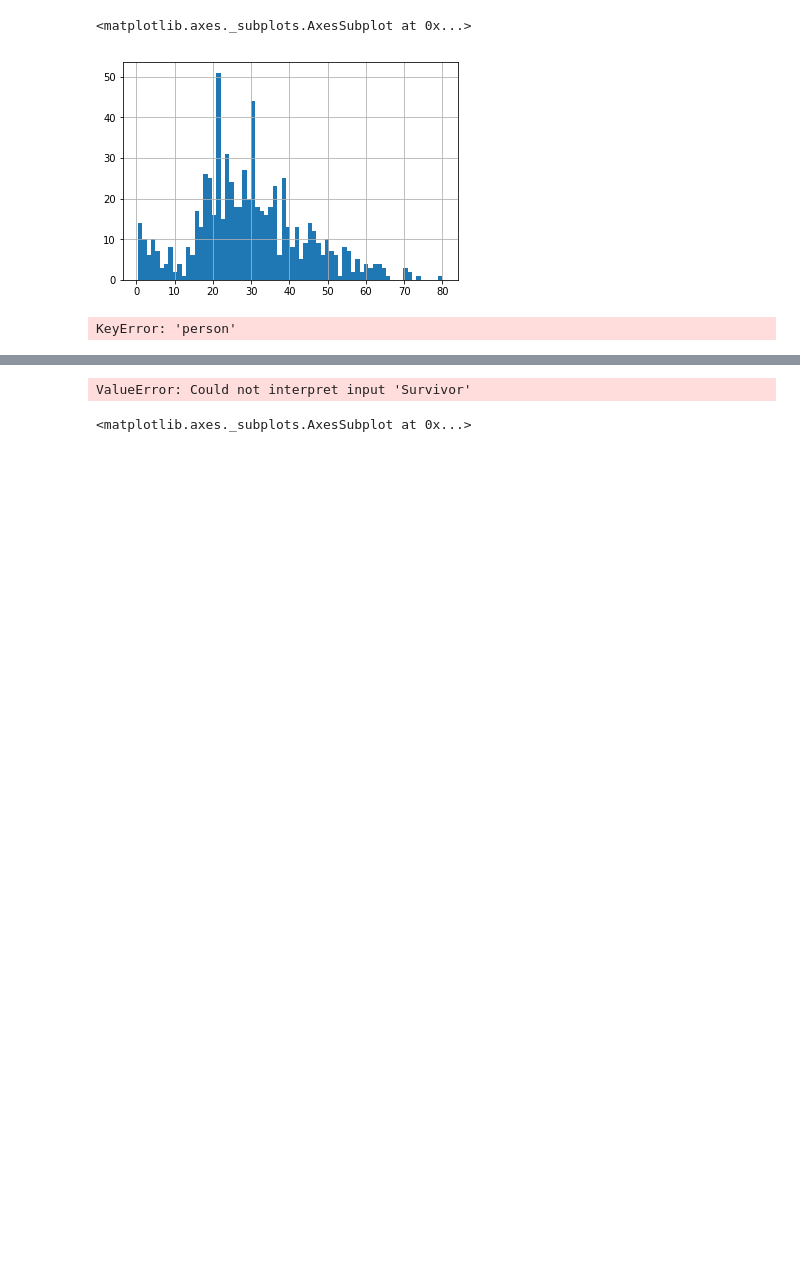
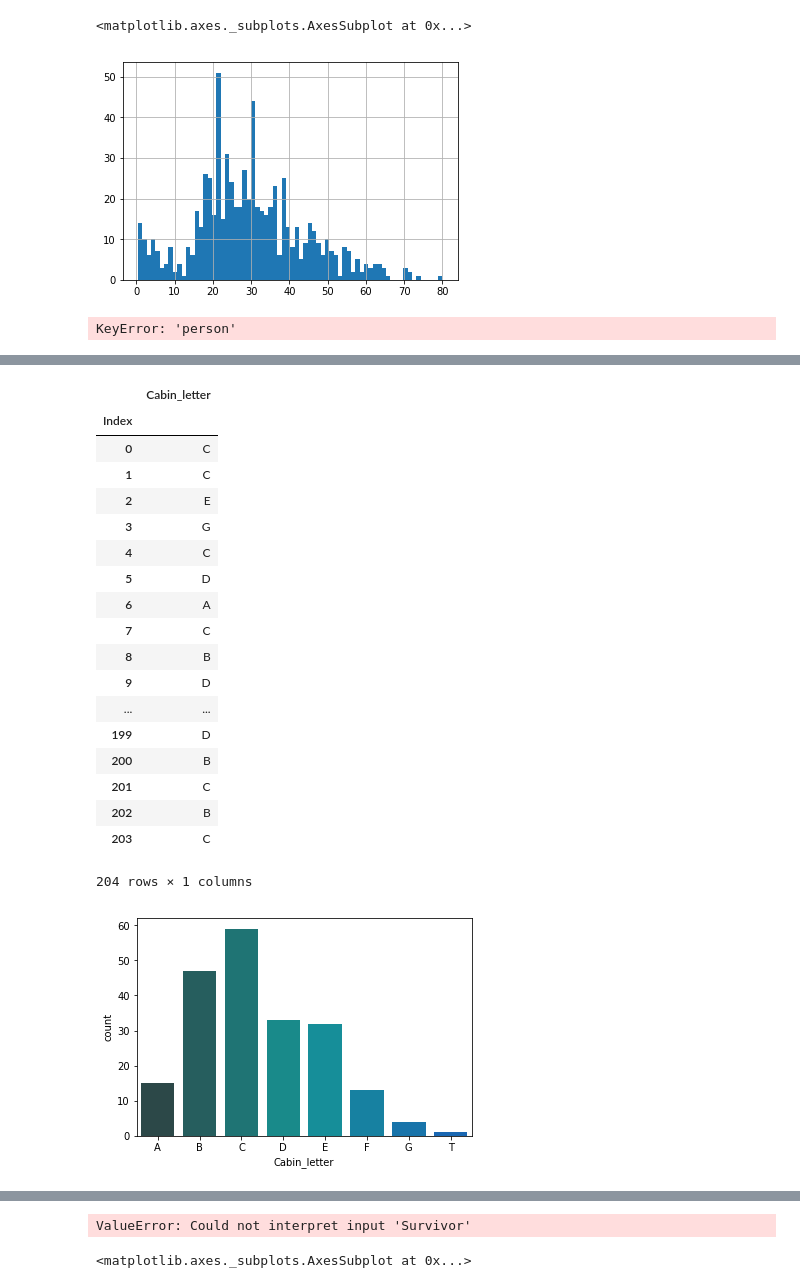
Before and after one commit to Mixsa12/Learning, a Jupyter notebook: Titanic_Data_Project_Udemy/Titanic Data intro project.ipynb, the cells around one changed output, grey strips where cells are left out. Drawn from its saved outputs; the diff is of its cells as text; code cells hidden in the pictures; blank space fills up the shorter version.

```diff
--- a/Titanic_Data_Project_Udemy/Titanic Data intro project.ipynb
+++ b/Titanic_Data_Project_Udemy/Titanic Data intro project.ipynb
@@ -129,2 +147,3 @@ deck.head()
 # %%
-levels= [lvl[0] for lvl in deck]
+levels= [lvl[:1] for lvl in deck]
+levels
@@ -131,8 +168,31 @@ levels= [lvl[0] for lvl in deck]
 # %%
 cabin_df = pd.DataFrame(levels)
-cabin_df.columns = ["Cabin"]
-sbs.countplot("Cabin", data=cabin_df.sort_values(["Cabin"]), palette="winter_d")    # order= [A,B,C,D,E,F,G,T])
+cabin_df.columns = ["Cabin_letter"]
+cabin_df.index.name = 'Index'
+sbs.countplot("Cabin_letter", data=cabin_df.sort_values(["Cabin_letter"]), palette="winter_d")    # order= [A,B,C,D,E,F,G,T])
 #cabin_df.head()result = df.sort(['A', 'B'],
+cabin_df
+# %% [output]
+|  | Cabin_letter |
+| Index |  |
+| 0 | C |
+| 1 | C |
+| 2 | E |
+| 3 | G |
+| 4 | C |
+| 5 | D |
+| 6 | A |
+| 7 | C |
+| 8 | B |
+| 9 | D |
+| ... | ... |
+| 199 | D |
+| 200 | B |
+| 201 | C |
+| 202 | B |
+| 203 | C |
+204 rows × 1 columns
+[figure, added]
 # %%
 cabin_df2= cabin_df[cabin_df.Cabin !="T"]
 #cabin_df = pd.DataFrame(levels)
```
Also changed, not shown: parts of 11 cells of this notebook.
